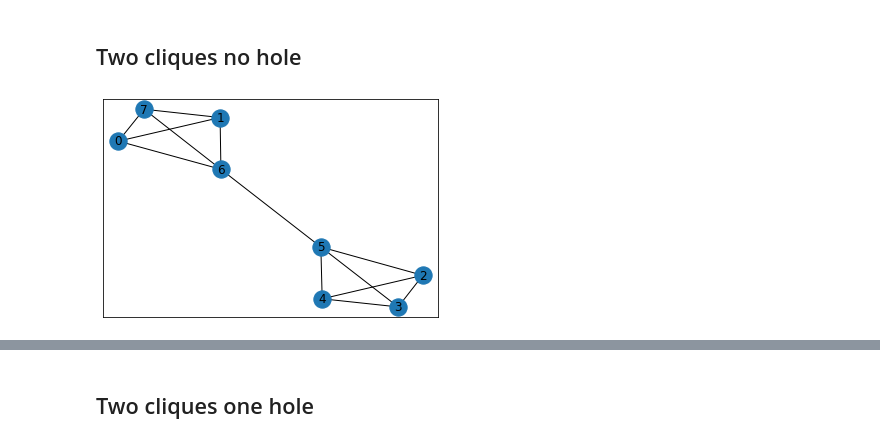
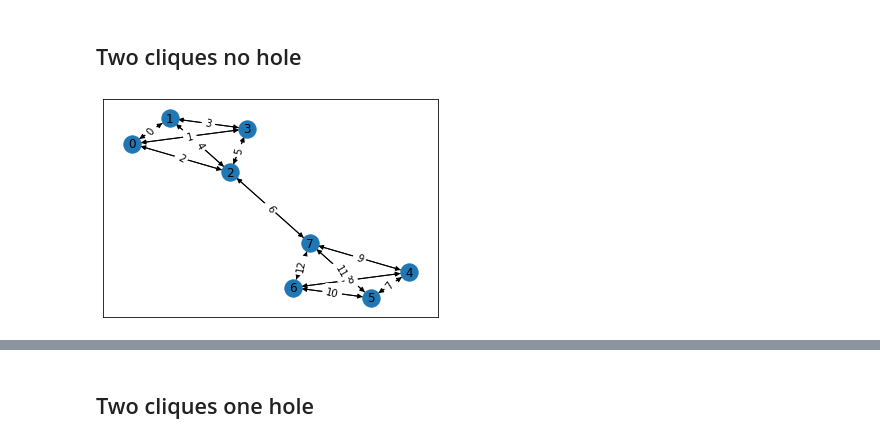
Before and after one commit to arnaudon/simplicial-kuramoto, a Jupyter notebook: notebooks/Edge_Kuramoto_simple_examples.ipynb, the cells around one changed output, grey strips where cells are left out. Drawn from its saved outputs; the diff is of its cells as text; code cells hidden in the pictures.

```diff
--- a/notebooks/Edge_Kuramoto_simple_examples.ipynb
+++ b/notebooks/Edge_Kuramoto_simple_examples.ipynb
@@ -34,36 +34,38 @@ def is_in_subspace(vector,matrix):
 # %%
 G=nx.Graph()
 
 G.add_edge(0,1,weight=1,edge_com=0)
 G.add_edge(6,7,weight=1,edge_com=0)
 G.add_edge(7,0,weight=1,edge_com=0)
 G.add_edge(0,6,weight=1,edge_com=0)
 G.add_edge(1,7,weight=1,edge_com=0)
 
 G.add_edge(1,6,weight=1,edge_com=0)
 
 G.add_edge(2,3,weight=1,edge_com=1)
 G.add_edge(3,4,weight=1,edge_com=1)
 G.add_edge(4,5,weight=1,edge_com=1)
 G.add_edge(2,4,weight=1,edge_com=1)
 G.add_edge(3,5,weight=1,edge_com=1)
 
 G.add_edge(2,5,weight=1,edge_com=1)
-
-# G.add_edge(1,2,weight=1,edge_com=2)
 G.add_edge(5,6,weight=1,edge_com=2)
 
 node_com_dict=dict(zip(list(np.linspace(0,7,8).astype(int)),[0,0,1,1,1,1,0,0]))
 nx.set_node_attributes(G, node_com_dict, "node_com")
 
 edge_community_assignment=np.array(list(nx.get_edge_attributes(G,'edge_com').values()))
 
+Gsc = SimplicialComplex(graph=G, no_faces=False)
 
-
-Gsc=SimplicialComplex(graph=G, no_faces=False)
+pos = nx.spring_layout(G,)
 
 plt.figure()
-nx.draw_networkx(G)
-plt.show()
+nx.draw_networkx_nodes(G, pos=pos)
+edge_labels = dict(((u, v), d) for d, (u, v) in enumerate(G.edges))
+node_labels = dict((u, d) for d, u in enumerate(G.nodes))
+_=nx.draw_networkx_edge_labels(G, pos=pos, edge_labels=edge_labels)
+_=nx.draw_networkx_labels(G, pos=pos, labels=node_labels)
+_=nx.draw_networkx_edges(G.to_directed(), pos=pos)#, edge_color=e[:,i],width=2, edge_vmin=-np.pi, edge_vmax=np.pi)
 # %% [output]
-[figure, old version]
+[figure, new version]
```
Also changed, not shown: parts of 7 cells of this notebook, 4 other files.
